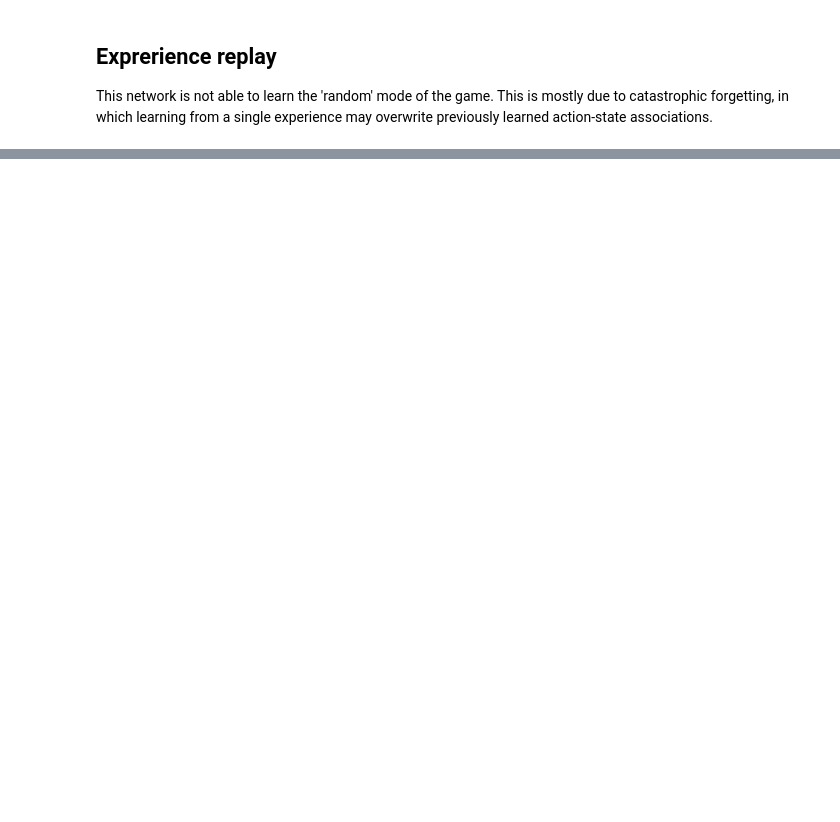
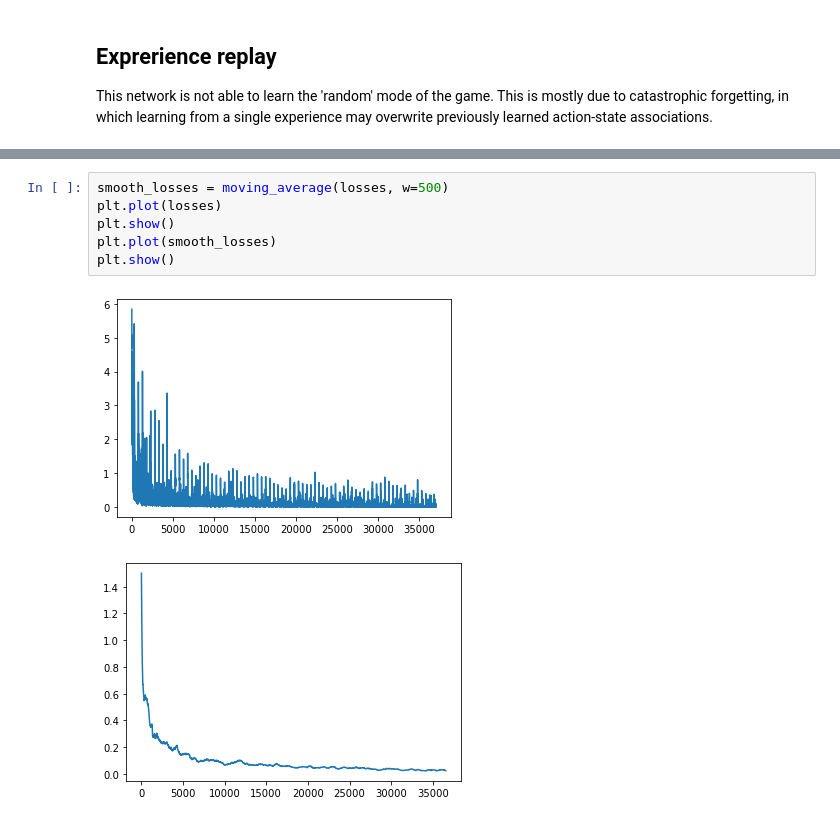
Before and after one commit to mehrdadkashefi/RL_toy_examples, a Jupyter notebook: 3_GridBoard.ipynb, the cells around one changed output, grey strips where cells are left out. Cells and saved outputs as stored; diff of their text form; blank space fills up the shorter version.

```diff
--- a/3_GridBoard.ipynb
+++ b/3_GridBoard.ipynb
@@ -169,0 +372,9 @@ plt.show()
+# %%
+smooth_losses = moving_average(losses, w=500)
+plt.plot(losses)
+plt.show()
+plt.plot(smooth_losses)
+plt.show()
+# %% [output]
+[figure, added]
+[figure, added]
```
Also changed, not shown: parts of 13 cells of this notebook.
